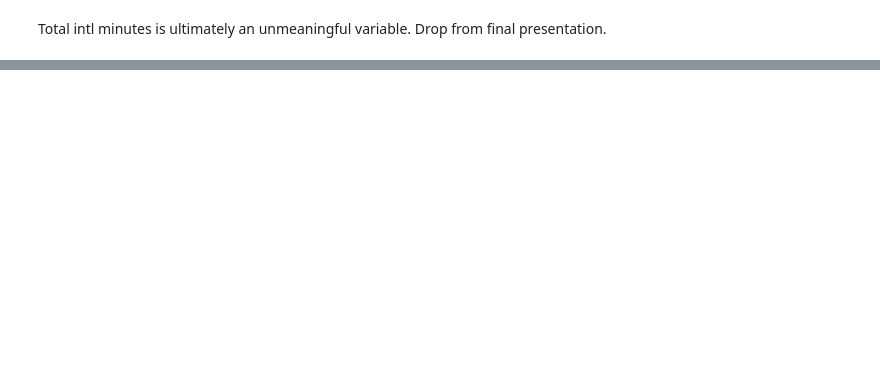
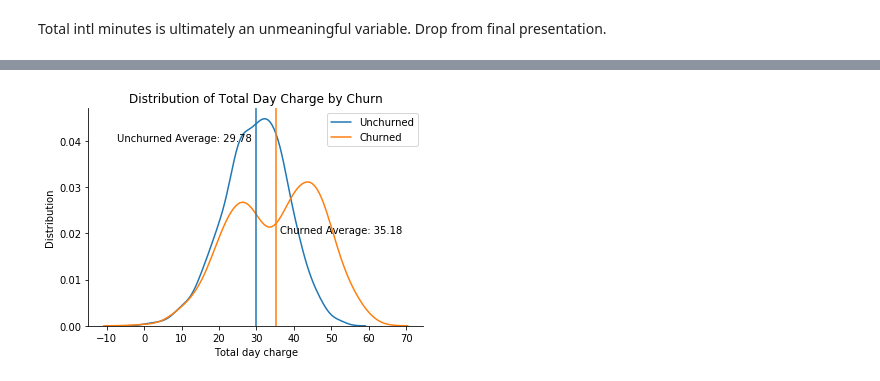
Before and after one commit to kangand/1000ml, a Jupyter notebook: unit5_project/Visualizations.ipynb, the cells around one changed output, grey strips where cells are left out. Cells and saved outputs as stored; diff of their text form; code cells hidden in the pictures; blank space fills up the shorter version.

```diff
--- a/unit5_project/Visualizations.ipynb
+++ b/unit5_project/Visualizations.ipynb
@@ -136,0 +196,19 @@ Total intl minutes is ultimately an unmeaningful variable. Drop from final prese
+# %%
+sns.kdeplot(unchurned['Total day charge'], label='Unchurned')
+sns.kdeplot(churned['Total day charge'], label='Churned')
+
+sns.despine()
+
+plt.axvline(x=churned['Total day charge'].mean(), color='tab:orange')
+plt.axvline(x=unchurned['Total day charge'].mean())
+plt.text(churned['Total day charge'].mean()+1,0.02,
+         'Churned Average: 35.18')
+plt.text(unchurned['Total day charge'].mean()-37,0.04,
+         'Unchurned Average: 29.78')
+
+plt.title('Distribution of Total Day Charge by Churn')
+plt.xlabel('Total day charge')
+plt.ylabel('Distribution')
+plt.show()
+# %% [output]
+[figure, added]
```
Also changed, not shown: parts of 12 cells of this notebook.
